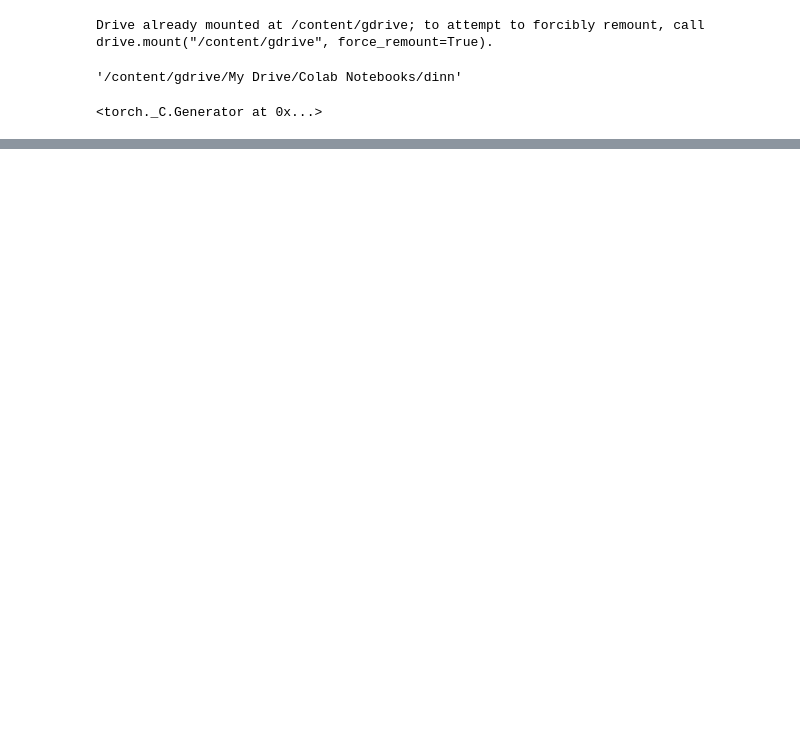
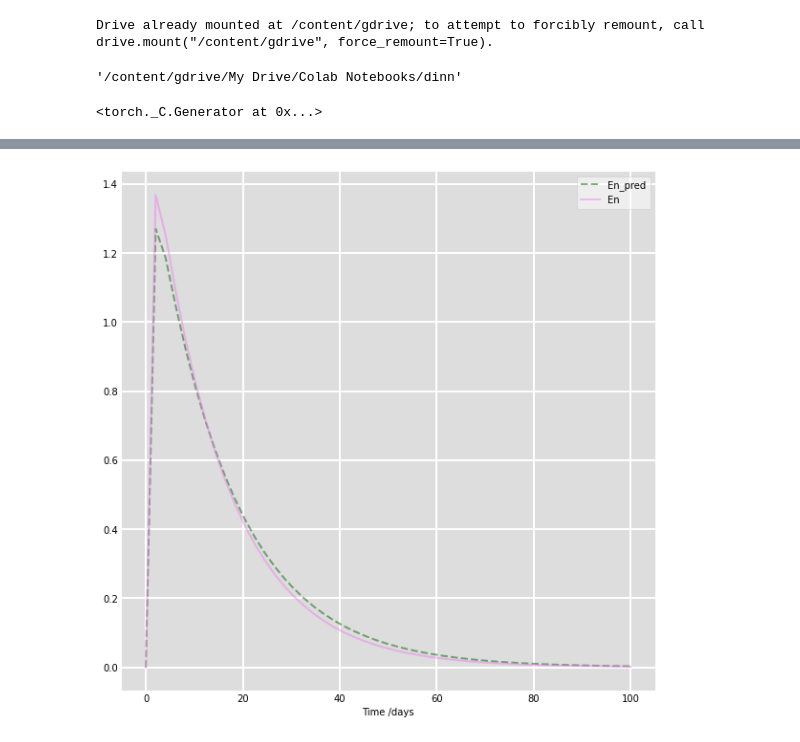
Before and after one commit to Shaier/DINN, a Jupyter notebook: Diseases/smallpox/smallpox.ipynb, the cells around one changed output, grey strips where cells are left out. Drawn from its saved outputs; the diff is of its cells as text; code cells hidden in the pictures; blank space fills up the shorter version.

```diff
--- a/Diseases/smallpox/smallpox.ipynb
+++ b/Diseases/smallpox/smallpox.ipynb
@@ -520,0 +426,97 @@ print('I_total_loss: ', I_total_loss)
+# %%
+#vaccination!
+
+import numpy as np
+from scipy.integrate import odeint
+import matplotlib.pyplot as plt
+
+# Initial conditions
+
+S0 = 7000
+En0 = 0
+Ei0 = 0
+Ci0 = 0
+I0 = 100
+Q0 = 0
+U0 = 0
+V0 = 0
+N = 7000
+
+# A grid of time points (in days)
+t = np.linspace(0, 100, 50)
+
+#parameters
+chi_1 = dinn.chi_1
+chi_2 = dinn.chi_2
+epsilon_1 = dinn.epsilon_1
+epsilon_2 = dinn.epsilon_2
+rho = dinn.rho
+theta = dinn.theta
+alpha = dinn.alpha
+gamma = dinn.gamma
+
+print(rho)
+
+# The SIR model differential equations.
+def deriv(y, t,N, chi_1 ,chi_2 ,epsilon_1 ,epsilon_2 ,rho ,theta ,alpha ,gamma):
+    S ,En ,Ei ,Ci ,I ,Q ,U, V  = y
+    phi = I/S
+    beta = (10 * gamma)/(phi*N) #R0 = 10
+
+    dSdt = chi_1 * (1-epsilon_1) * Ci - beta * (phi + rho - phi * rho) * S * I
+    dEndt = beta * phi * (1-rho)*S*I - alpha*En
+    dEidt = beta * phi*rho*S*I - (chi_1*epsilon_2 + alpha*(1-epsilon_2))*Ei
+    dCidt = beta*rho*(1-phi)*S*I-chi_1*Ci
+    dIdt = alpha*(1-theta)*En- (theta+gamma)*I
+    dQdt = alpha*(1-epsilon_2)*Ei+theta*(alpha*En+I)-chi_2*Q
+    dUdt = gamma*I+chi_2*Q
+    dVdt = chi_1*(epsilon_2*Ei+epsilon_1*Ci)
+
+    return dSdt  ,dEndt  ,dEidt  ,dCidt  ,dIdt  ,dQdt  ,dUdt  ,dVdt
+
+
+# Initial conditions vector
+y0 = S0 ,En0 ,Ei0 ,Ci0 ,I0 ,Q0 ,U0, V0
+# Integrate the SIR equations over the time grid, t.
+ret = odeint(deriv, y0, t, args=(N, chi_1 ,chi_2 ,epsilon_1 ,epsilon_2 ,rho ,theta ,alpha ,gamma))
+S ,En ,Ei ,Ci ,I ,Q ,U, V  = ret.T
+
+# Plot the data on two separate curves for S(t), I(t)
+fig = plt.figure(facecolor='w', figsize=(10,10))
+ax = fig.add_subplot(111, facecolor='#dddddd', axisbelow=True)
+
+# ax.plot(t, S, 'black', alpha=0.5, lw=2, label='Sh_pred', linestyle='dashed')
+# ax.plot(smallpox_data[0], smallpox_data[1], 'pink', alpha=0.5, lw=2, label='S')
+
+ax.plot(t, En, 'darkgreen', alpha=0.5, lw=2, label='En_pred', linestyle='dashed')
+ax.plot(smallpox_data[0], smallpox_data[2], 'violet', alpha=0.5, lw=2, label='En')
+
+# ax.plot(t, Ei, 'blue', alpha=0.5, lw=2, label='Ei_pred', linestyle='dashed')
+# ax.plot(smallpox_data[0], smallpox_data[3], 'darkgreen', alpha=0.5, lw=2, label='Ei')
+
+# ax.plot(t, Ci, 'orange', alpha=0.5, lw=2, label='Ci_pred', linestyle='dashed')
+# ax.plot(smallpox_data[0], smallpox_data[4], 'red', alpha=0.5, lw=2, label='Ci')
+
+# ax.plot(t, I, 'red', alpha=0.5, lw=2, label='I_pred', linestyle='dashed')
+# ax.plot(smallpox_data[0], smallpox_data[5], 'blue', alpha=0.5, lw=2, label='I')
+
+# ax.plot(t, Q, 'teal', alpha=0.5, lw=2, label='Q_pred', linestyle='dashed')
+# ax.plot(smallpox_data[0], smallpox_data[6], 'purple', alpha=0.5, lw=2, label='Q')
+
+# ax.plot(t, U, 'black', alpha=0.5, lw=2, label='U_pred', linestyle='dashed')
+# ax.plot(smallpox_data[0], smallpox_data[7], 'yellow', alpha=0.5, lw=2, label='U')
+
+# ax.plot(t, V, 'green', alpha=0.5, lw=2, label='V_pred', linestyle='dashed')
+# ax.plot(smallpox_data[0], smallpox_data[8], 'black', alpha=0.5, lw=2, label='V')
+
+
+ax.set_xlabel('Time /days')
+ax.yaxis.set_tick_params(length=0)
+ax.xaxis.set_tick_params(length=0)
+ax.grid(b=True, which='major', c='w', lw=2, ls='-')
+legend = ax.legend()
+legend.get_frame().set_alpha(0.5)
+for spine in ('top', 'right', 'bottom', 'left'):
+    ax.spines[spine].set_visible(False)
+plt.show()
+# %% [output]
@@ -520,0 +524 @@ print('I_total_loss: ', I_total_loss)
+[figure, added]
```
Also changed, not shown: parts of 9 cells of this notebook, 13 other files.
